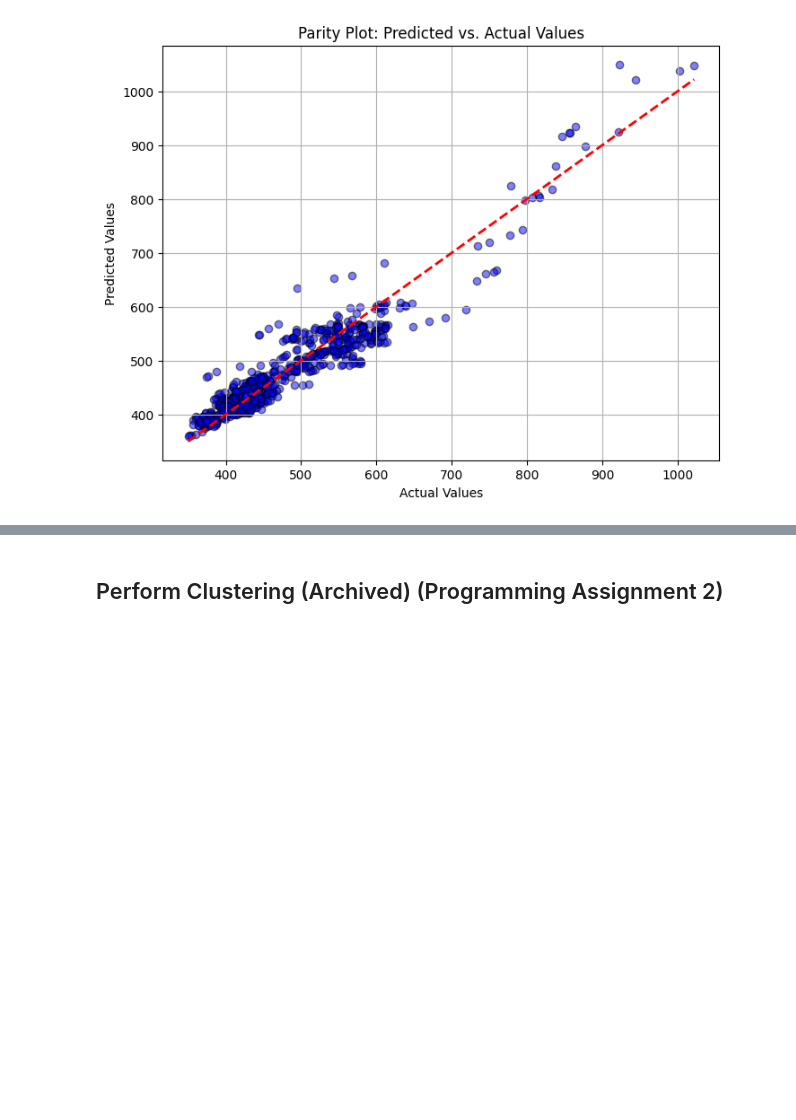
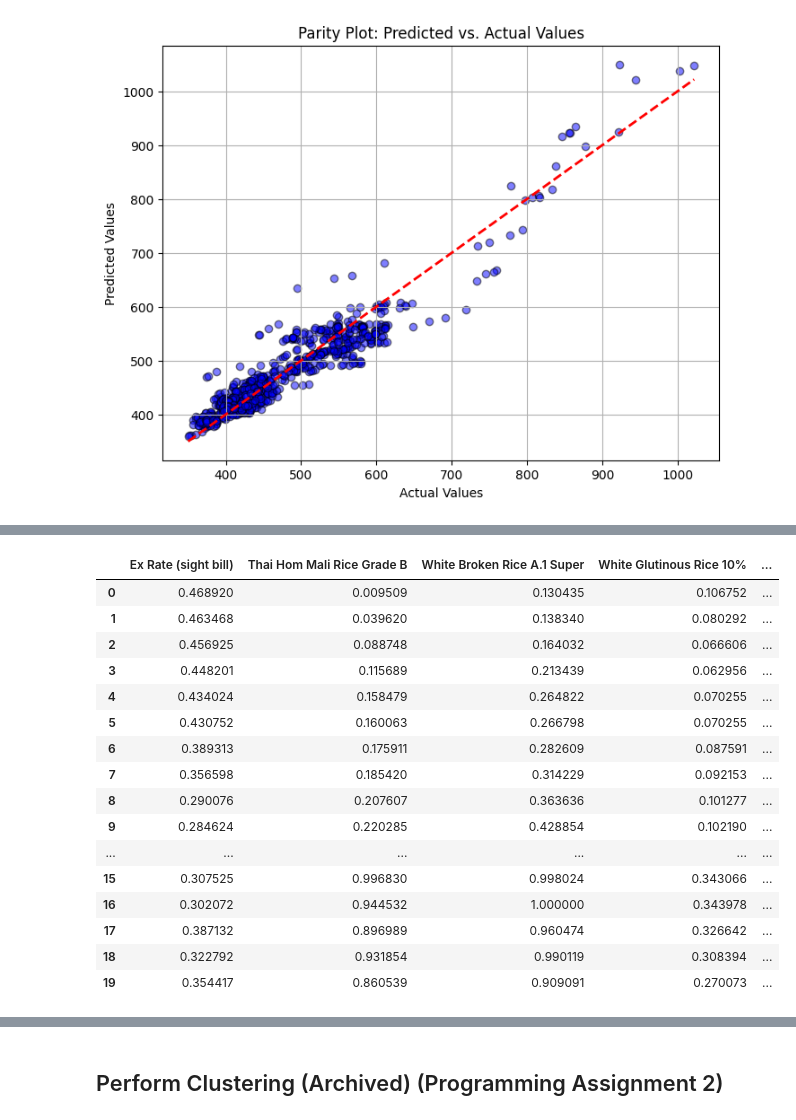
Before and after one commit to chanopsethiwan/RicePricePrediction, a Jupyter notebook: src/ChanopSethiwanA0296969WAssignment2.ipynb, the cells around one changed output, grey strips where cells are left out. Cells and saved outputs as stored; diff of their text form; code cells hidden in the pictures; blank space fills up the shorter version.

```diff
--- a/src/ChanopSethiwanA0296969WAssignment2.ipynb
+++ b/src/ChanopSethiwanA0296969WAssignment2.ipynb
@@ -695,0 +963,13 @@ plt.show()
+# %%
+data = pd.read_csv('../data/future_rice.csv')
+
+# Convert 'Date' column to datetime if it isn't already
+data['Date'] = pd.to_datetime(data['Date'])
+
+# Filter data between 2008 and 2022
+filtered_data = data[(data['Date'].dt.year >= 2008) & (data['Date'].dt.year <= 2022)]
+
+# Reset index for clean processing
+filtered_data = filtered_data.reset_index(drop=True)
+filtered_data.drop(columns = ['Unnamed: 0'], inplace=True)
+filtered_data
@@ -695,0 +990,10 @@ plt.show()
+# %%
+features = ['Ex Rate (sight bill)', 'Thai Hom Mali Rice Grade B', 'White Broken Rice A.1 Super',
+            'White Glutinous Rice 10%', 'Parboiled Rice 100%', 'Estimated Temperature',
+            'Estimated Precipitation', 'Vietnam_White_5%', 'India_White_5%',
+            'Pakistan_White_5%']
+target = 'White Rice 5%'
+
+# Subset the filtered data
+filtered_data = filtered_data[features + [target]]
+filtered_data
@@ -695,0 +1014,29 @@ plt.show()
+# %%
+# Initialize the scaler
+scaler = MinMaxScaler()
+
+# Scale the data
+scaled_data = scaler.fit_transform(filtered_data)
+
+# Convert back to DataFrame for easier handling
+scaled_data = pd.DataFrame(scaled_data, columns=features + [target])
+# %%
+scaled_data.head(20)
+# %% [output]
+|  | Ex Rate (sight bill) | Thai Hom Mali Rice Grade B | White Broken Rice A.1 Super | White Glutinous Rice 10% | ... |
+| 0 | 0.468920 | 0.009509 | 0.130435 | 0.106752 | ... |
+| 1 | 0.463468 | 0.039620 | 0.138340 | 0.080292 | ... |
+| 2 | 0.456925 | 0.088748 | 0.164032 | 0.066606 | ... |
+| 3 | 0.448201 | 0.115689 | 0.213439 | 0.062956 | ... |
+| 4 | 0.434024 | 0.158479 | 0.264822 | 0.070255 | ... |
+| 5 | 0.430752 | 0.160063 | 0.266798 | 0.070255 | ... |
+| 6 | 0.389313 | 0.175911 | 0.282609 | 0.087591 | ... |
+| 7 | 0.356598 | 0.185420 | 0.314229 | 0.092153 | ... |
+| 8 | 0.290076 | 0.207607 | 0.363636 | 0.101277 | ... |
+| 9 | 0.284624 | 0.220285 | 0.428854 | 0.102190 | ... |
+| ... | ... | ... | ... | ... | ... |
+| 15 | 0.307525 | 0.996830 | 0.998024 | 0.343066 | ... |
+| 16 | 0.302072 | 0.944532 | 1.000000 | 0.343978 | ... |
+| 17 | 0.387132 | 0.896989 | 0.960474 | 0.326642 | ... |
+| 18 | 0.322792 | 0.931854 | 0.990119 | 0.308394 | ... |
+| 19 | 0.354417 | 0.860539 | 0.909091 | 0.270073 | ... |
```
Also changed, not shown: parts of 31 cells of this notebook.
